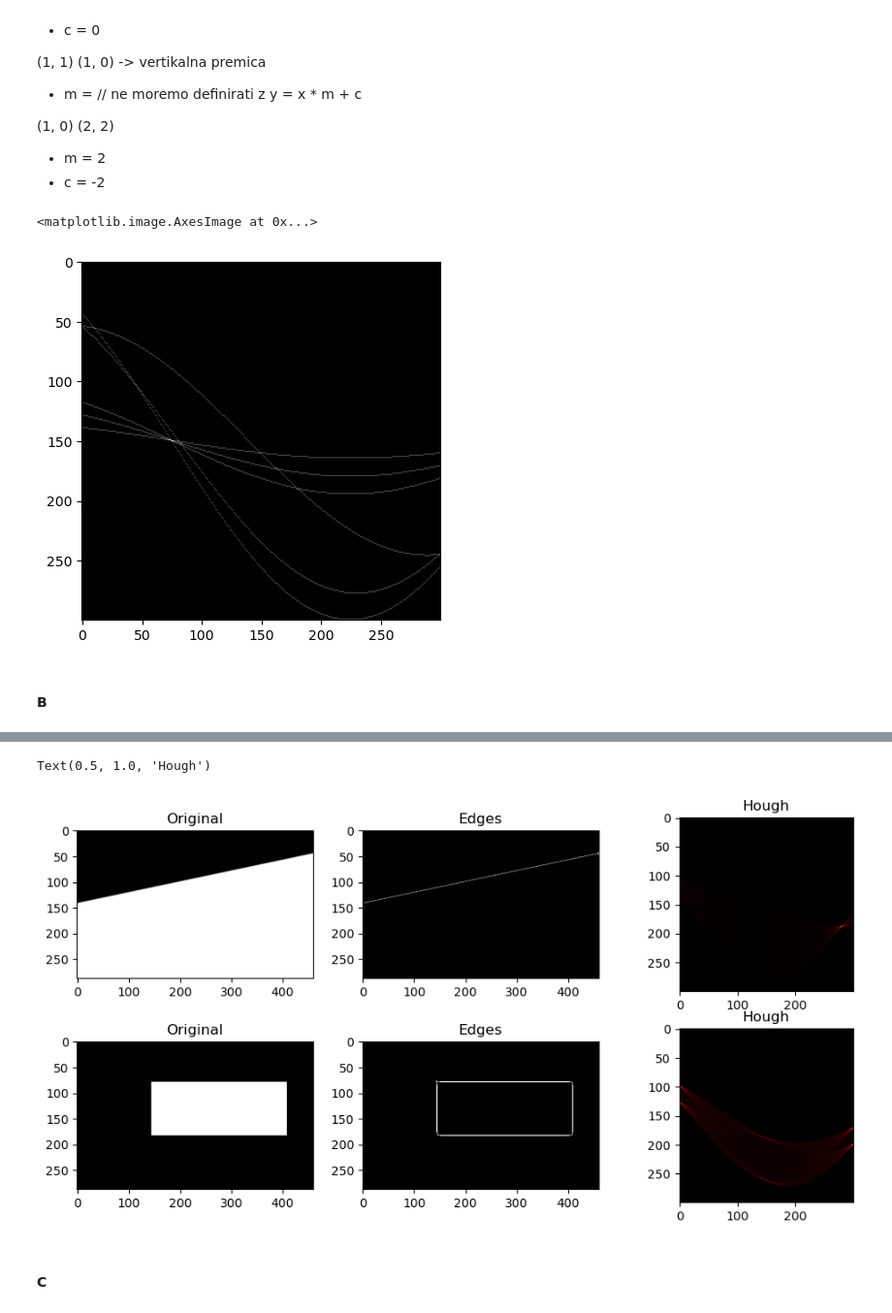
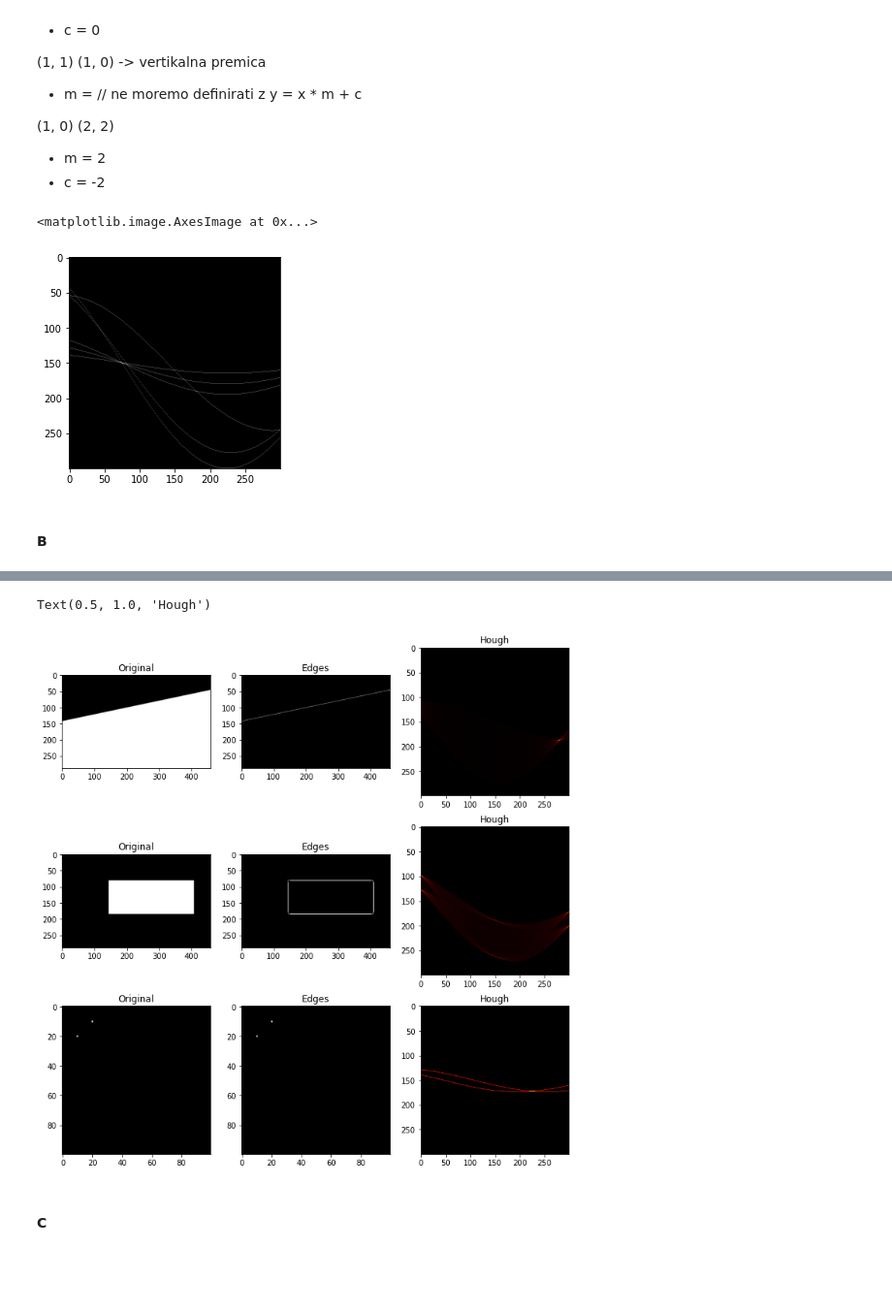
Before and after one commit to al-pi314/computer_vision, a Jupyter notebook: assigments/assigment3/solution.ipynb, the cells around one changed output, grey strips where cells are left out. Shown at 97% size. Drawn from its saved outputs; the diff is of its cells as text; code cells hidden in the pictures; blank space fills up the shorter version.

```diff
--- a/assigments/assigment3/solution.ipynb
+++ b/assigments/assigment3/solution.ipynb
@@ -350,27 +349,27 @@ def add_lines(A, diagonal, x, y):
 # %%
-A = np.zeros((300, 300))
+A = np.zeros((fbins, pbins))
 diagonal = np.sqrt(2 * 100**2)
 
-add_lines(A, diagonal, 10, 10)
+add_lines(A, diagonal, angles_domain, 10, 10)
 plt.imshow(A, cmap="gray")
 
-add_lines(A, diagonal, 20, 20)
+add_lines(A, diagonal, angles_domain, 20, 20)
 plt.imshow(A, cmap="gray")
 
-add_lines(A, diagonal, 30, 30)
+add_lines(A, diagonal, angles_domain, 30, 30)
 plt.imshow(A, cmap="gray")
 
-add_lines(A, diagonal, 80, 90)
+add_lines(A, diagonal, angles_domain, 80, 90)
 plt.imshow(A, cmap="gray")
 
-add_lines(A, diagonal, 10, 90)
+add_lines(A, diagonal, angles_domain, 10, 90)
 plt.imshow(A, cmap="gray")
 
-add_lines(A, diagonal, 100, 100)
+add_lines(A, diagonal, angles_domain, 100, 100)
 plt.imshow(A, cmap="gray")
 # %% [output]
 <matplotlib.image.AxesImage at 0x...>
-[figure, old version]
+[figure, new version]
 # %% [markdown]
 #### B
 # %%
@@ -405,5 +403,5 @@ axes[1].set_title('Hough')
 Text(0.5, 1.0, 'Hough')
 [figure]
 # %%
-oneline = cv2.imread('./assigments/assigment3/images/oneline.png', cv2.IMREAD_GRAYSCALE).astype(np.float64) / 255
-rectangle = cv2.imread('./assigments/assigment3/images/rectangle.png', cv2.IMREAD_GRAYSCALE).astype(np.float64) / 255
+oneline = readGrayF64('./assigments/assigment3/images/oneline.png')
+rectangle = readGrayF64('./assigments/assigment3/images/rectangle.png')
@@ -418,30 +408,51 @@ square_votes = hug_find_lines(square_edges, bins, bins)
+# %%
+oneline_mag, oneline_angles = gradient_magnitude(oneline)
+rectangle_mag, rectangle_angles = gradient_magnitude(rectangle)
+# %%
+two_points = np.zeros((100, 100))
+two_points[10, 20] = 1
+two_points[20, 10] = 1
+# %%
+two_points_edges = two_points
+oneline_edges = magnitude_edges_nms(oneline_mag, oneline_angles, 0.1)
+rectangle_edges = magnitude_edges_nms(rectangle_mag, rectangle_angles, 0.1)
+
+oneline_votes = hug_find_lines(oneline_edges, fbins, pbins, angles_domain)
+rectangle_votes = hug_find_lines(rectangle_edges, fbins, pbins, angles_domain)
+two_points_votes = hug_find_lines(two_points_edges, fbins, pbins, angles_domain)
 # %%
-oneline_edges = better_edges(oneline, 0.1)
-square_edges = better_edges(rectangle, 0.1)
-
-fig, axes = plt.subplots(2, 3, figsize=(10, 5))
+fig, axes = plt.subplots(3, 3, figsize=(10, 10))
 fig.tight_layout(pad=1.0)
 
 axes[0, 0].imshow(oneline, cmap='gray')
 axes[0, 0].set_title('Original')
 
 axes[0, 1].imshow(oneline_edges, cmap='gray')
 axes[0, 1].set_title('Edges')
 
 axes[0, 2].imshow(oneline_votes, cmap='afmhot')
 axes[0, 2] .set_title('Hough')
 
 axes[1, 0].imshow(rectangle, cmap='gray')
 axes[1, 0].set_title('Original')
 
-axes[1, 1].imshow(square_edges, cmap='gray')
+axes[1, 1].imshow(rectangle_edges, cmap='gray')
 axes[1, 1].set_title('Edges')
 
-axes[1, 2].imshow(square_votes, cmap='afmhot')
+axes[1, 2].imshow(rectangle_votes, cmap='afmhot')
 axes[1, 2].set_title('Hough')
+
+axes[2, 0].imshow(two_points, cmap='gray')
+axes[2, 0].set_title('Original')
+
+axes[2, 1].imshow(two_points_edges, cmap='gray')
+axes[2, 1].set_title('Edges')
+
+axes[2, 2].imshow(two_points_votes, cmap='afmhot')
+axes[2, 2].set_title('Hough')
 # %% [output]
 Text(0.5, 1.0, 'Hough')
-[figure, old version]
+[figure, new version]
 # %% [markdown]
 #### C
 # %%
```
Also changed, not shown: parts of 48 cells of this notebook.
